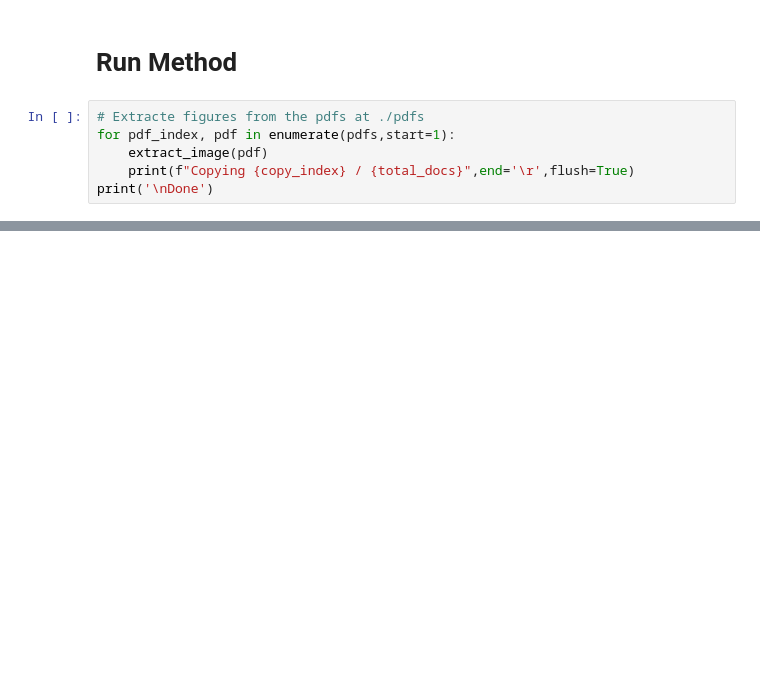
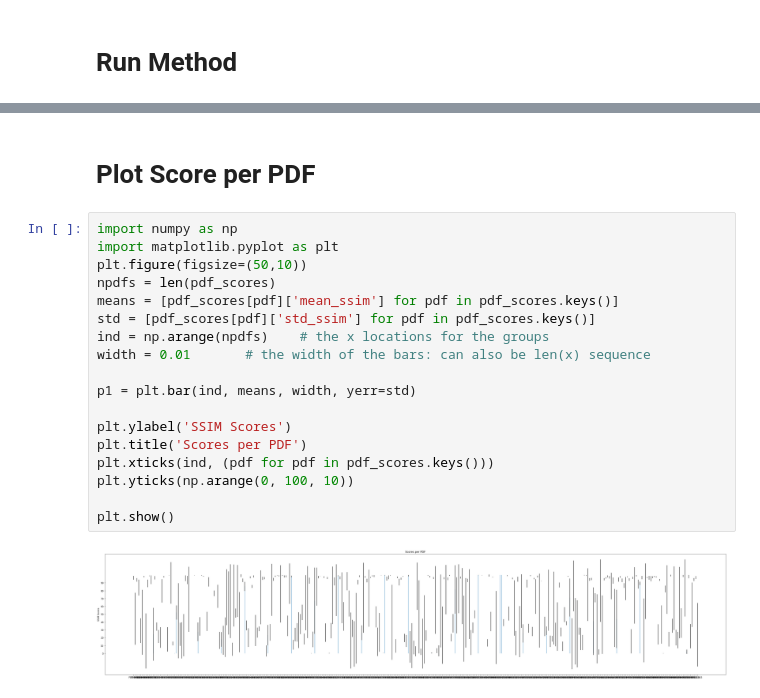
Before and after one commit to danielmoreira/sciint, a Jupyter notebook: PDF Image Extraction.ipynb, the cells around one changed output, grey strips where cells are left out. Cells and saved outputs as stored; diff of their text form; blank space fills up the shorter version.

Commit message:
Plot Figure SSIM

```diff
--- a/PDF Image Extraction.ipynb
+++ b/PDF Image Extraction.ipynb
@@ -77,8 +115,2 @@ for keyname, value in tqdm(exp_setup.items(), total=total_docs):
 # %% [markdown]
 # Run Method
-# %%
-# Extracte figures from the pdfs at ./pdfs
-for pdf_index, pdf in enumerate(pdfs,start=1):
-    extract_image(pdf)
-    print(f"Copying {copy_index} / {total_docs}",end='\r',flush=True)
-print('\nDone')
@@ -84,0 +282,22 @@ print('\nDone')
+# %% [markdown]
+# Plot Score per PDF
+# %%
+import numpy as np
+import matplotlib.pyplot as plt
+plt.figure(figsize=(50,10))
+npdfs = len(pdf_scores)
+means = [pdf_scores[pdf]['mean_ssim'] for pdf in pdf_scores.keys()]
+std = [pdf_scores[pdf]['std_ssim'] for pdf in pdf_scores.keys()]
+ind = np.arange(npdfs)    # the x locations for the groups
+width = 0.01       # the width of the bars: can also be len(x) sequence
+
+p1 = plt.bar(ind, means, width, yerr=std)
+
+plt.ylabel('SSIM Scores')
+plt.title('Scores per PDF')
+plt.xticks(ind, (pdf for pdf in pdf_scores.keys()))
+plt.yticks(np.arange(0, 100, 10))
+
+plt.show()
+# %% [output]
+[figure, added]
```
Also changed, not shown: parts of 15 cells of this notebook.
